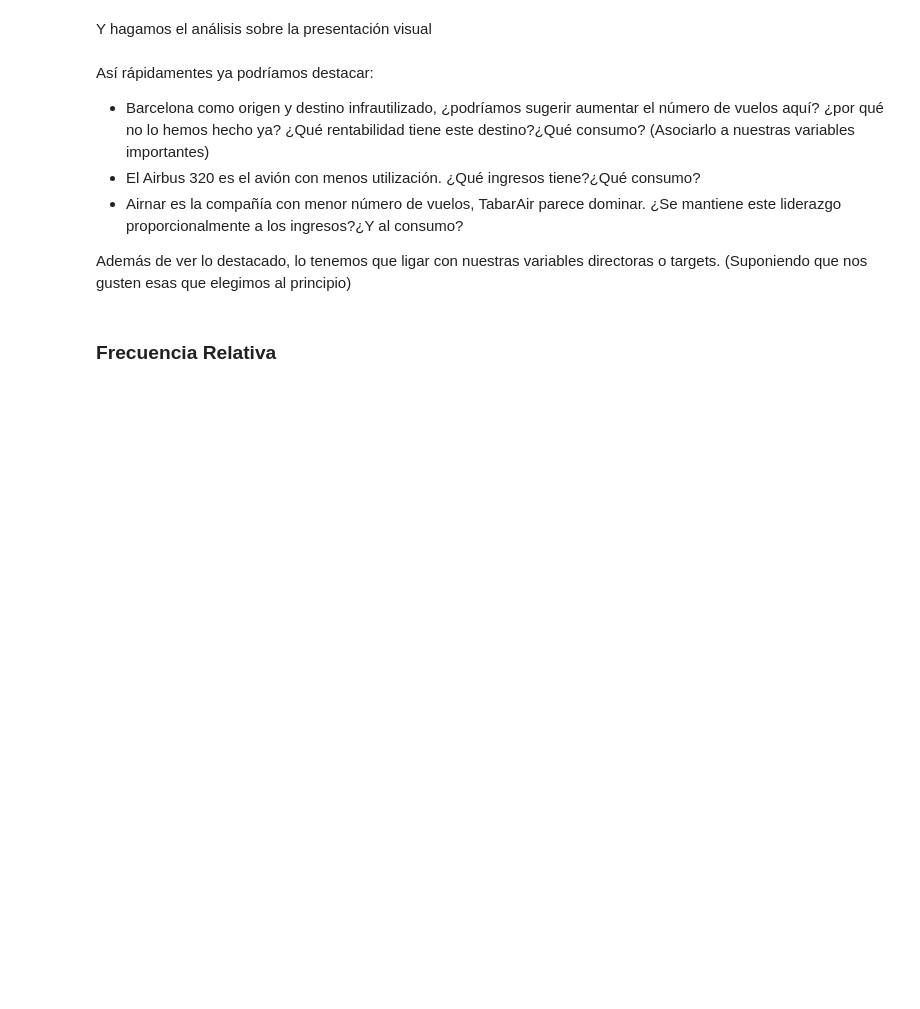
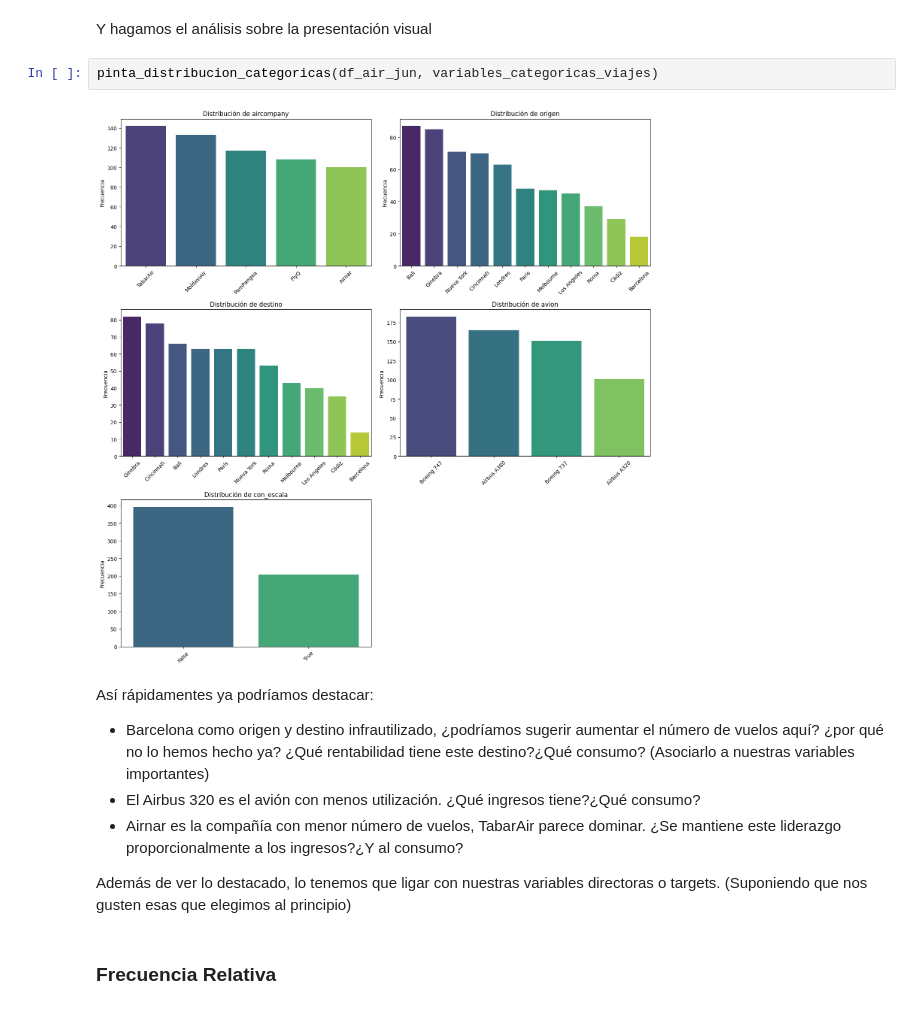
Before and after one commit to csanchosahun/DS-Online-Carlos-Sancho, a Jupyter notebook: 03_Data_Analysis/Sprint_07/Unidad_01_Estadistica_Descriptiva_Univariante/01_Workout/03_Frecuencias.ipynb, the cells around one changed output. Cells and saved outputs as stored; diff of their text form; blank space fills up the shorter version.

```diff
--- a/03_Data_Analysis/Sprint_07/Unidad_01_Estadistica_Descriptiva_Univariante/01_Workout/03_Frecuencias.ipynb
+++ b/03_Data_Analysis/Sprint_07/Unidad_01_Estadistica_Descriptiva_Univariante/01_Workout/03_Frecuencias.ipynb
@@ -150,5 +177,9 @@ Primero en modo dejarse la vista:
 # %% [markdown]
 Y hagamos el análisis sobre la presentación visual
+# %%
+pinta_distribucion_categoricas(df_air_jun, variables_categoricas_viajes)
+# %% [output]
+[figure, added]
 # %% [markdown]
 Así rápidamentes ya podríamos destacar:
 * Barcelona como origen y destino infrautilizado, ¿podríamos sugerir aumentar el número de vuelos aquí? ¿por qué no lo hemos hecho ya? ¿Qué rentabilidad tiene este destino?¿Qué consumo? (Asociarlo a nuestras variables importantes)
```
Also changed, not shown: parts of 4 cells of this notebook.
